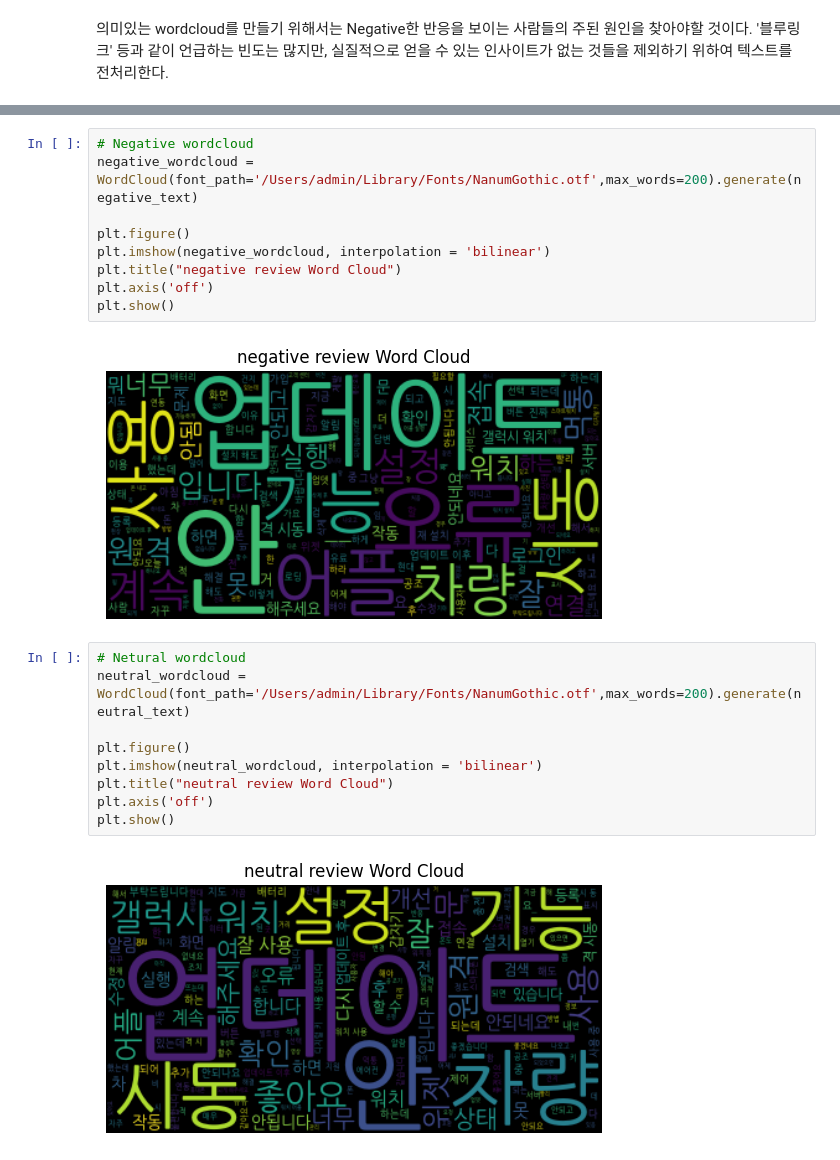
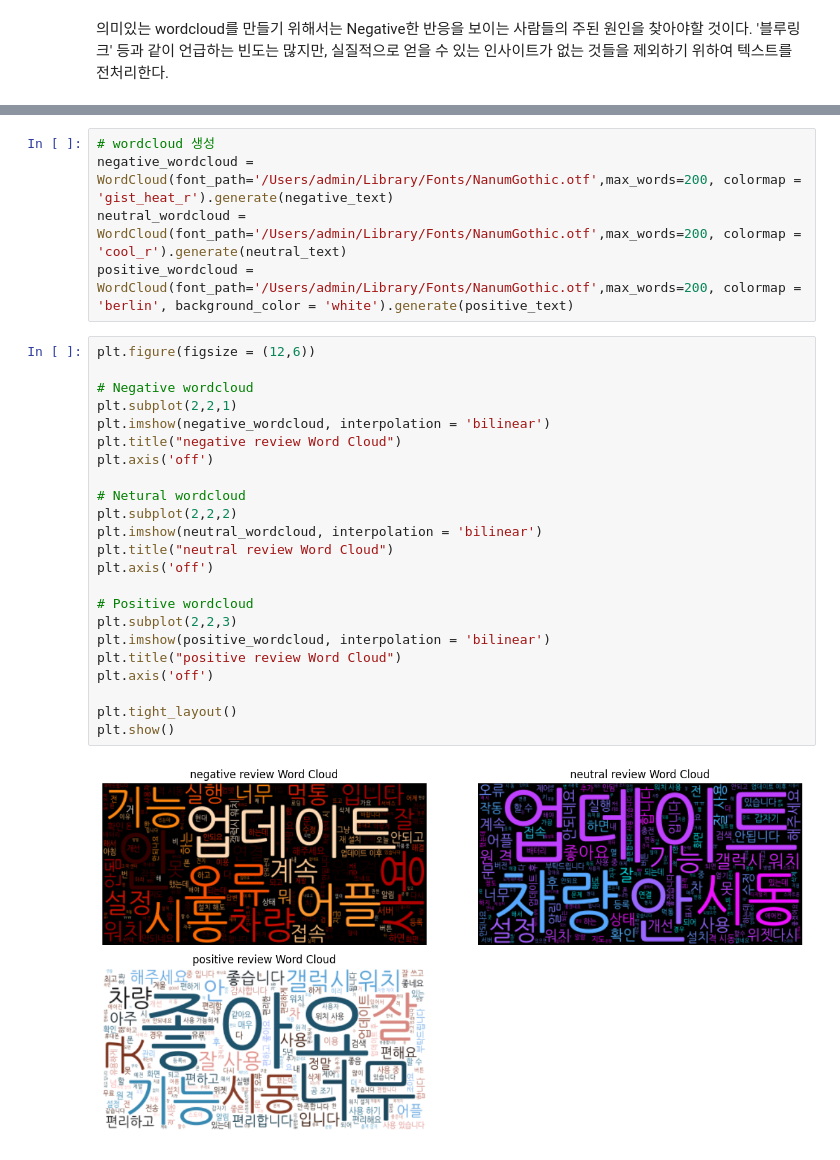
Before and after one commit to woosukYoon/softeer, a Jupyter notebook: 과제/M2/W2M5 - Sentiment Analysis.ipynb, the cells around one changed output, grey strips where cells are left out. Drawn from its saved outputs; the diff is of its cells as text.

```diff
--- a/과제/M2/W2M5 - Sentiment Analysis.ipynb
+++ b/과제/M2/W2M5 - Sentiment Analysis.ipynb
@@ -191,24 +332,32 @@ negative_text = preprocessed(negative_text)
 neutral_text = preprocessed(neutral_text)
 positive_text = preprocessed(positive_text)
 # %%
-# Negative wordcloud
-negative_wordcloud = WordCloud(font_path='/Users/admin/Library/Fonts/NanumGothic.otf',max_words=200).generate(negative_text)
-
-plt.figure()
-plt.imshow(negative_wordcloud, interpolation = 'bilinear')
-plt.title("negative review Word Cloud")
-plt.axis('off')
-plt.show()
+# wordcloud 생성
+negative_wordcloud = WordCloud(font_path='/Users/admin/Library/Fonts/NanumGothic.otf',max_words=200, colormap = 'gist_heat_r').generate(negative_text)
+neutral_wordcloud = WordCloud(font_path='/Users/admin/Library/Fonts/NanumGothic.otf',max_words=200, colormap = 'cool_r').generate(neutral_text)
+positive_wordcloud = WordCloud(font_path='/Users/admin/Library/Fonts/NanumGothic.otf',max_words=200, colormap = 'berlin', background_color = 'white').generate(positive_text)
-# %% [output]
-[figure, removed]
 # %%
+plt.figure(figsize = (12,6))
+
+# Negative wordcloud
+plt.subplot(2,2,1)
+plt.imshow(negative_wordcloud, interpolation = 'bilinear')
+plt.title("negative review Word Cloud")
+plt.axis('off')
+
 # Netural wordcloud
-neutral_wordcloud = WordCloud(font_path='/Users/admin/Library/Fonts/NanumGothic.otf',max_words=200).generate(neutral_text)
-
-plt.figure()
+plt.subplot(2,2,2)
 plt.imshow(neutral_wordcloud, interpolation = 'bilinear')
 plt.title("neutral review Word Cloud")
 plt.axis('off')
+
+# Positive wordcloud
+plt.subplot(2,2,3)
+plt.imshow(positive_wordcloud, interpolation = 'bilinear')
+plt.title("positive review Word Cloud")
+plt.axis('off')
+
+plt.tight_layout()
 plt.show()
 # %% [output]
-[figure, old version]
+[figure, new version]
```
Also changed, not shown: parts of 27 cells of this notebook, 20 other files.
